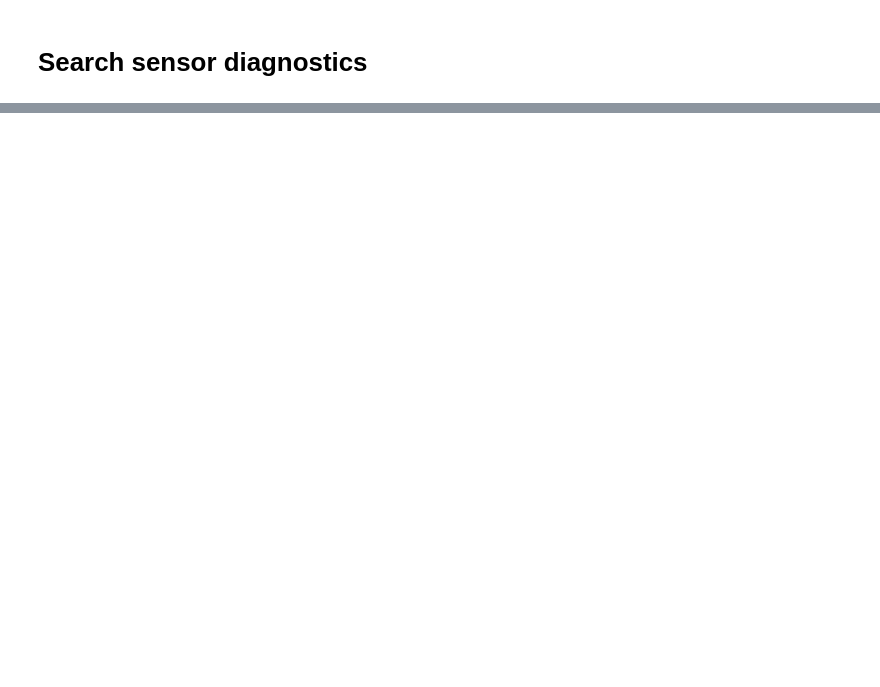
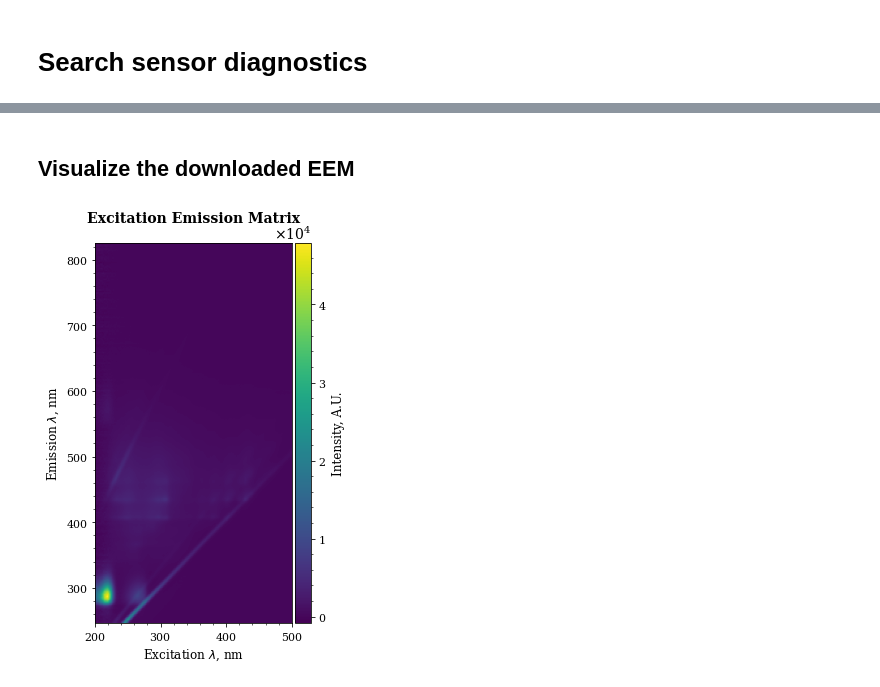
Before and after one commit to drewmee/py-roboat-enviro, a Jupyter notebook: docs/tutorials/notebooks/demo.ipynb, the cells around one changed output, grey strips where cells are left out. Cells and saved outputs as stored; diff of their text form; code cells hidden in the pictures; blank space fills up the shorter version.

```diff
--- a/docs/tutorials/notebooks/demo.ipynb
+++ b/docs/tutorials/notebooks/demo.ipynb
@@ -38,5 +44,7 @@ response.json()
 # Get all sensors
 # %%
 response = api_client.get_sensors()
-response.json()
+sensors_df = pd.DataFrame(response.json())
+demo_sensor_sn = sensors_df["sn"][0]
+sensors_df
 # %% [output]
@@ -49,21 +55,23 @@ response.json()
 # %%
 data = [
     {
+        "datetime_utc": datetime.utcnow().isoformat()[:-3] + "Z",
+        "sensor_sn":  demo_sensor_sn,
+        "gps_usb_conn": True,
+        "spec_usb_conn": True,
+        "monochrom_usb_conn": True,
+        "cellular_usb_conn": True,
+        "external_usb_conn": True,
+        "relay_i2c_conn": True,
+        "net_conn": True,
         "mem_avail_percent": 0,
-        "id": 0,
+        "load_avg": 0,
         "cpu_temp": 0,
-        "modified_at": None,
-        "datetime_utc": "2021-03-25T17:31:37.172Z",
+        "uptime": 0,
         "mem_avail_gb": 0,
-        "net_conn": True,
-        "load_avg": 0,
         "disk_usage": 0,
-        "created_at": None,
-        "sensor_sn": "1",
-        "uptime": 0,
     }
 ]
-data = json.dumps(data)
 response = api_client.add_sensor_diagnostics(data)
-response.json()
+print(response)
 # %% [output]
@@ -77,0 +111,6 @@ response.json()
+# %%
+filters = [{"field": "sensor_sn", "op": "=", "value": demo_sensor_sn}]
+filters = json.dumps(filters)
+response = api_client.search_spectroscopy_measurement_metadata(filters)
+metadata_df = pd.DataFrame(response.json())
+metadata_df
@@ -77,0 +122,9 @@ response.json()
+# %%
+for filename in metadata_df["s3_filepath"]:
+    response = api_client.get_spec_measurements_by_filename(filename)
+    data = response.json()["measurement"]
+    eem_df = pd.read_csv(StringIO(data), sep='\t', header=0).set_index("Wavelength")
+    eem_df.columns = eem_df.columns.astype(float)
+    eem_df = eem_df.reindex(sorted(eem_df.columns), axis=1)
+    display(eem_df)
+    break
@@ -77,0 +146,8 @@ response.json()
+# %% [markdown]
+## Visualize the downloaded EEM
+# %%
+import matplotlib.pyplot as plt
+ax = pyeem.plots.eem_plot(eem_df, intensity_units="Intensity, A.U.", fig_kws={"figsize": (7,7)})
+plt.show()
+# %% [output]
+[figure, added]
```
Also changed, not shown: parts of 13 cells of this notebook, 7 other files.
